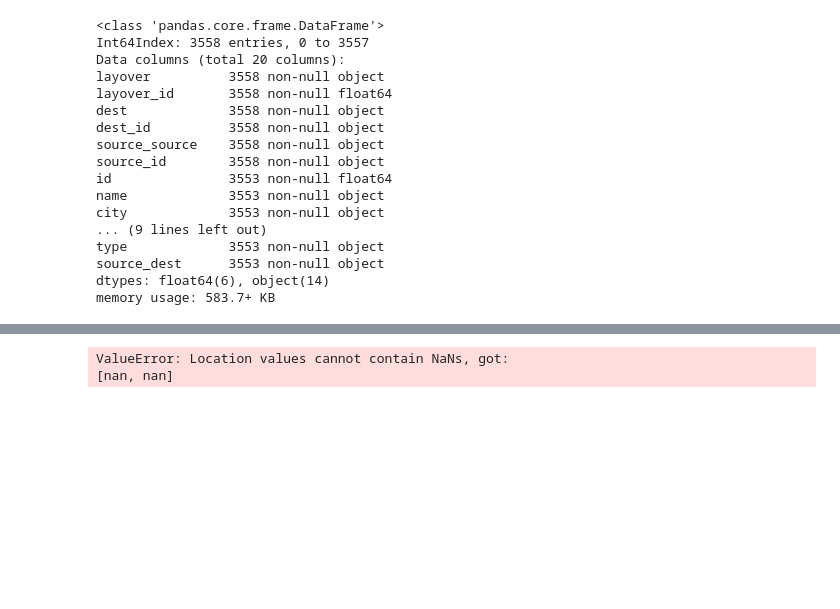
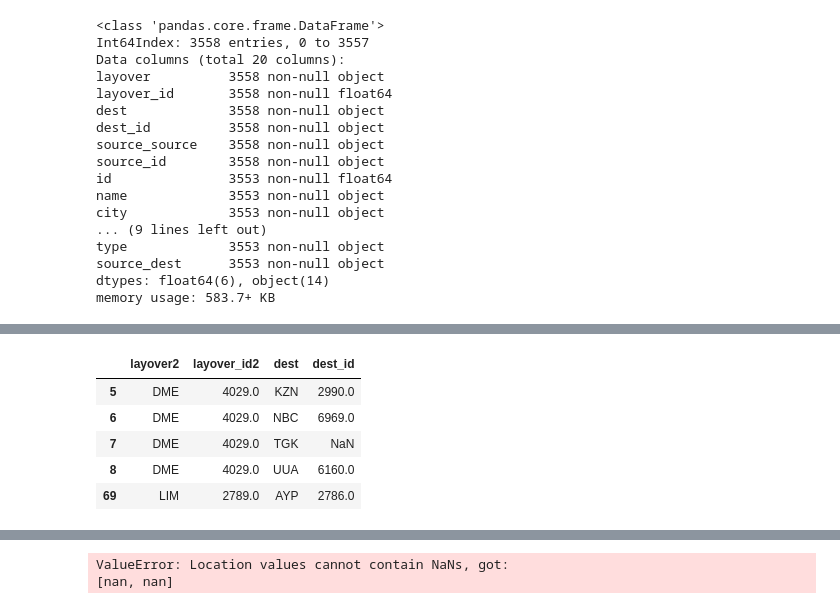
Before and after one commit to FRA228/ce599, a Jupyter notebook: 09-Mapping/interactive-mapping.ipynb, the cells around one changed output, grey strips where cells are left out. Cells and saved outputs as stored; diff of their text form; code cells hidden in the pictures; blank space fills up the shorter version.

```diff
--- a/09-Mapping/interactive-mapping.ipynb
+++ b/09-Mapping/interactive-mapping.ipynb
@@ -635,0 +703,13 @@ memory usage: 583.7+ KB
+# %%
+Final_dest=Final_dest[['source','source_id','dest','dest_id']]
+# %%
+Final_dest.columns=['layover2','layover_id2','dest','dest_id']
+# %%
+Final_dest.head()
+# %% [output]
+|  | layover2 | layover_id2 | dest | dest_id |
+| 5 | DME | 4029.0 | KZN | 2990.0 |
+| 6 | DME | 4029.0 | NBC | 6969.0 |
+| 7 | DME | 4029.0 | TGK | NaN |
+| 8 | DME | 4029.0 | UUA | 6160.0 |
+| 69 | LIM | 2789.0 | AYP | 2786.0 |
```
Also changed, not shown: parts of 12 cells of this notebook, 1 other file.
